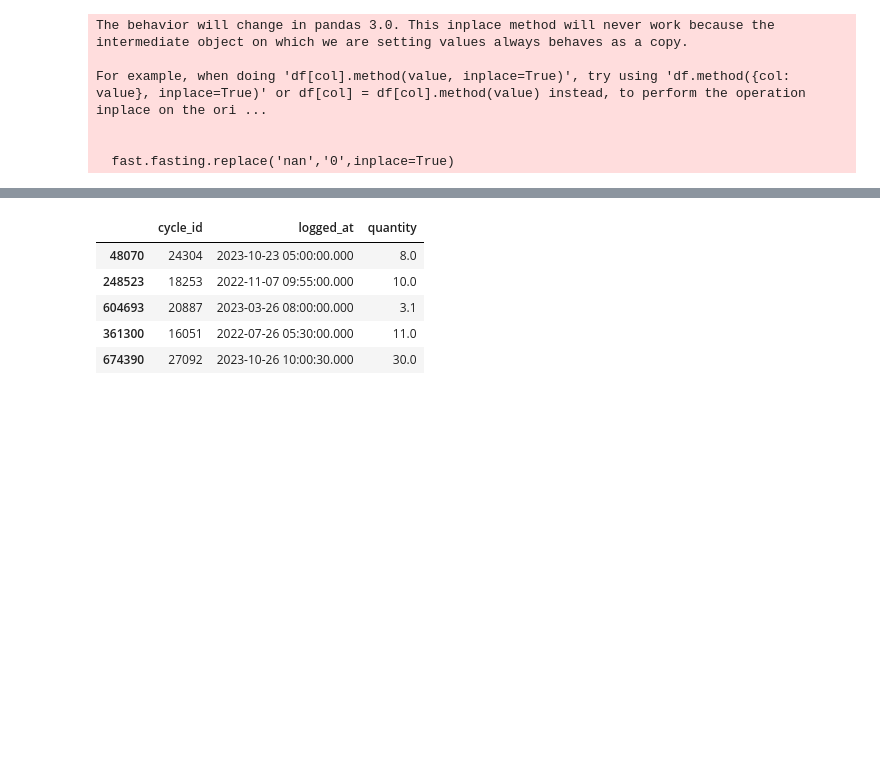
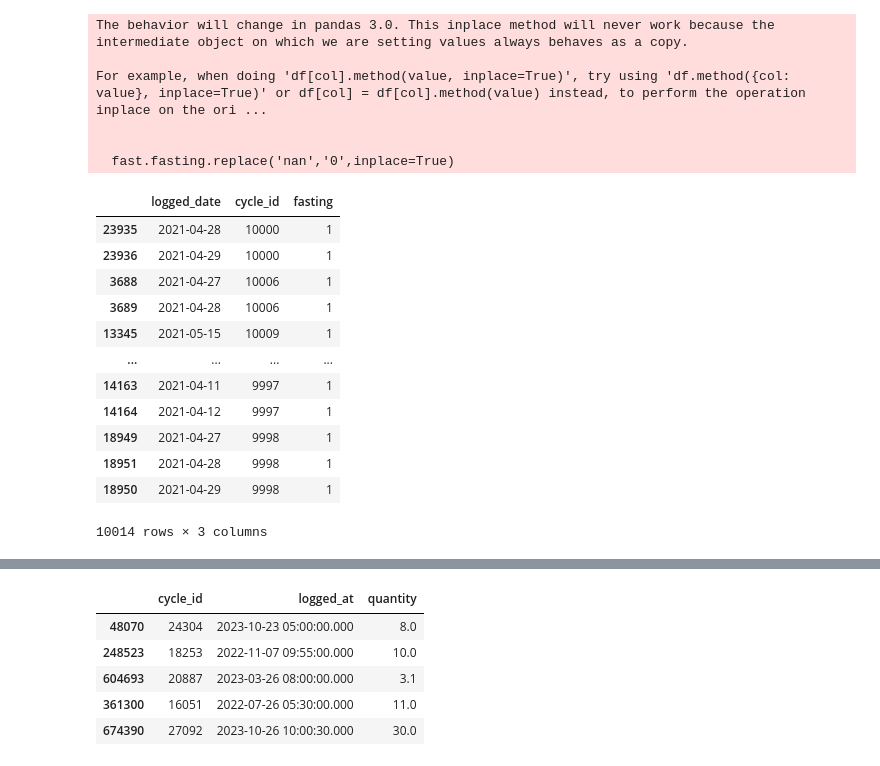
Before and after one commit to zylbergs/Jala, a Jupyter notebook: main_eda.ipynb, the cells around one changed output, grey strips where cells are left out. Saved outputs shown, nothing was run; the diff lists cells and outputs as text; code cells hidden in the pictures; blank space fills up the shorter version.

Commit message:
eda fasting

```diff
--- a/main_eda.ipynb
+++ b/main_eda.ipynb
@@ -114,3 +125,19 @@ For example, when doing 'df[col].method(value, inplace=True)', try using 'df.met
 
 
   fast.fasting.replace('nan','0',inplace=True)
+# %%
+fast[fast.fasting ==1].sort_values(['cycle_id','logged_date'])#.to_excel('data.xlsx',index=False)
+# %% [output]
+|  | logged_date | cycle_id | fasting |
+| 23935 | 2021-04-28 | 10000 | 1 |
+| 23936 | 2021-04-29 | 10000 | 1 |
+| 3688 | 2021-04-27 | 10006 | 1 |
+| 3689 | 2021-04-28 | 10006 | 1 |
+| 13345 | 2021-05-15 | 10009 | 1 |
+| ... | ... | ... | ... |
+| 14163 | 2021-04-11 | 9997 | 1 |
+| 14164 | 2021-04-12 | 9997 | 1 |
+| 18949 | 2021-04-27 | 9998 | 1 |
+| 18951 | 2021-04-28 | 9998 | 1 |
+| 18950 | 2021-04-29 | 9998 | 1 |
+10014 rows × 3 columns
```
Also changed, not shown: parts of 9 cells of this notebook, 1 other file.
